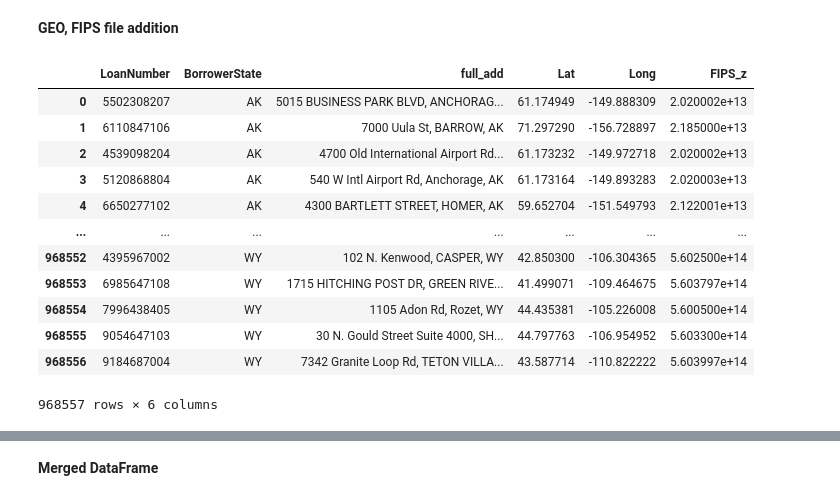
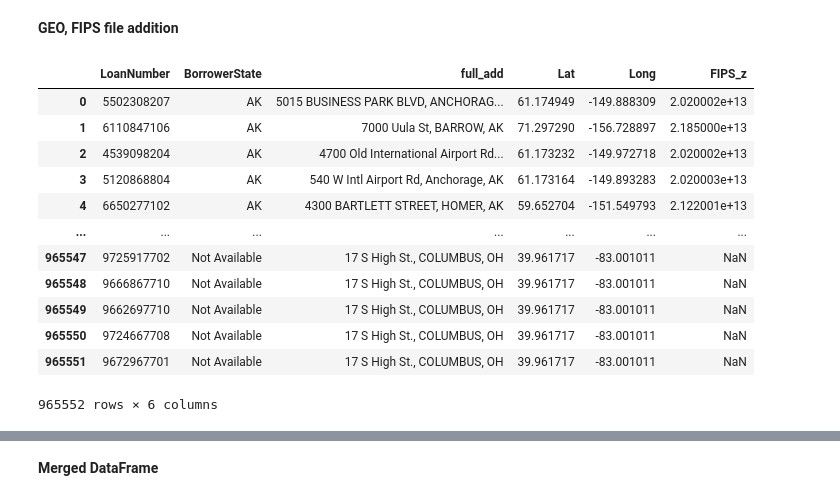
Before and after one commit to cspence001/mapdata_finalization_notebooks, a Jupyter notebook: main_concat23.ipynb, the cells around one changed output, grey strips where cells are left out. Cells and saved outputs as stored; diff of their text form; code cells hidden in the pictures.

```diff
--- a/main_concat23.ipynb
+++ b/main_concat23.ipynb
@@ -86,20 +86,19 @@ ppp_hash
 # %% [markdown]
 <b>GEO, FIPS file addition
 # %%
-ppp_geo_fips=pd.read_csv("../data/state_data/geo/ppp_geo_fips.csv")
-ppp_geo_fips=ppp_geo_fips.drop(["Unnamed: 0"], axis=1)
+ppp_geo_fips=pd.read_csv("../data/state_data/geo/ppp_geo_fips23.csv", index_col=0)
 ppp_geo_fips
 # %% [output]
 |  | LoanNumber | BorrowerState | full_add | Lat | Long | FIPS_z |
 | 0 | 5502308207 | AK | 5015 BUSINESS PARK BLVD, ANCHORAG... | 61.174949 | -149.888309 | 2.020002e+13 |
 | 1 | 6110847106 | AK | 7000 Uula St, BARROW, AK | 71.297290 | -156.728897 | 2.185000e+13 |
 | 2 | 4539098204 | AK | 4700 Old International Airport Rd... | 61.173232 | -149.972718 | 2.020002e+13 |
 | 3 | 5120868804 | AK | 540 W Intl Airport Rd, Anchorage, AK | 61.173164 | -149.893283 | 2.020003e+13 |
 | 4 | 6650277102 | AK | 4300 BARTLETT STREET, HOMER, AK | 59.652704 | -151.549793 | 2.122001e+13 |
 | ... | ... | ... | ... | ... | ... | ... |
-| 968552 | 4395967002 | WY | 102 N. Kenwood, CASPER, WY | 42.850300 | -106.304365 | 5.602500e+14 |
-| 968553 | 6985647108 | WY | 1715 HITCHING POST DR, GREEN RIVE... | 41.499071 | -109.464675 | 5.603797e+14 |
-| 968554 | 7996438405 | WY | 1105 Adon Rd, Rozet, WY | 44.435381 | -105.226008 | 5.600500e+14 |
-| 968555 | 9054647103 | WY | 30 N. Gould Street Suite 4000, SH... | 44.797763 | -106.954952 | 5.603300e+14 |
-| 968556 | 9184687004 | WY | 7342 Granite Loop Rd, TETON VILLA... | 43.587714 | -110.822222 | 5.603997e+14 |
+| 965547 | 9725917702 | Not Available | 17 S High St., COLUMBUS, OH | 39.961717 | -83.001011 | NaN |
+| 965548 | 9666867710 | Not Available | 17 S High St., COLUMBUS, OH | 39.961717 | -83.001011 | NaN |
+| 965549 | 9662697710 | Not Available | 17 S High St., COLUMBUS, OH | 39.961717 | -83.001011 | NaN |
+| 965550 | 9724667708 | Not Available | 17 S High St., COLUMBUS, OH | 39.961717 | -83.001011 | NaN |
+| 965551 | 9672967701 | Not Available | 17 S High St., COLUMBUS, OH | 39.961717 | -83.001011 | NaN |
-968557 rows × 6 columns
+965552 rows × 6 columns
```
Also changed, not shown: parts of 10 cells of this notebook, 4 other files.
